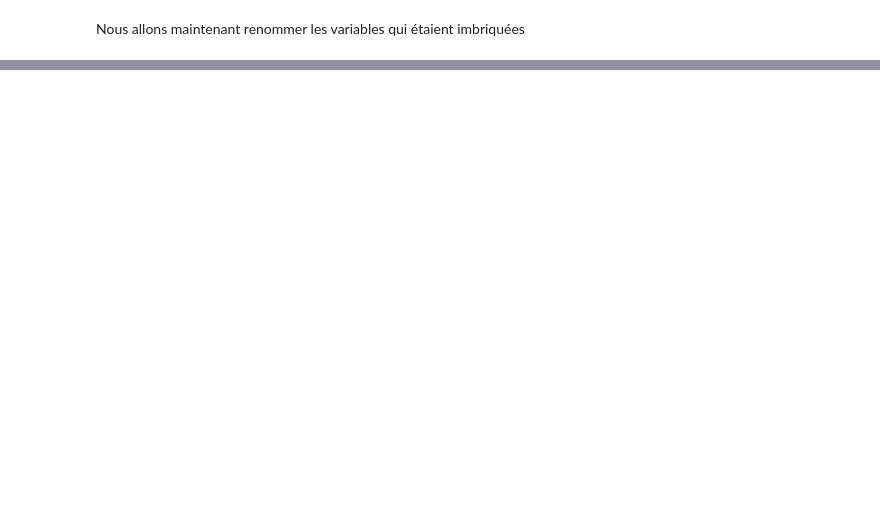
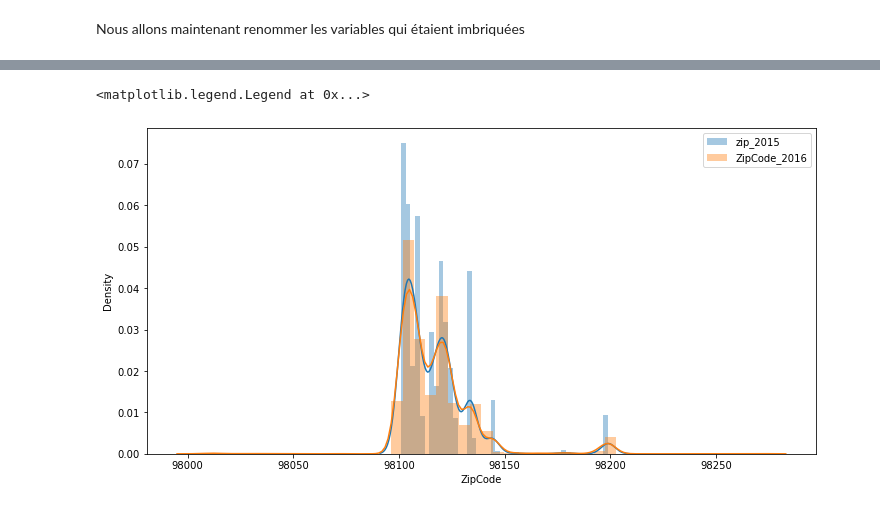
Before and after one commit to Soumaya-kh/seattle-city, a Jupyter notebook: Pélec_01_notebook.ipynb, the cells around one changed output, grey strips where cells are left out. Saved outputs shown, nothing was run; the diff lists cells and outputs as text; code cells hidden in the pictures; blank space fills up the shorter version.

```diff
--- a/Pélec_01_notebook.ipynb
+++ b/Pélec_01_notebook.ipynb
@@ -500,0 +492,9 @@ my_module.variable_survey(df_2015[['zip','ZipCode']])
+# %%
+#comparer les distributions zip en 2015 et zipcode en 2016
+plt.figure(figsize=(12,6))
+sns.distplot(df_2015['zip'], label='zip_2015')
+sns.distplot(df_2016['ZipCode'], label='ZipCode_2016')
+plt.legend()
+# %% [output]
+<matplotlib.legend.Legend at 0x...>
+[figure, added]
```
Also changed, not shown: parts of 30 cells of this notebook.
